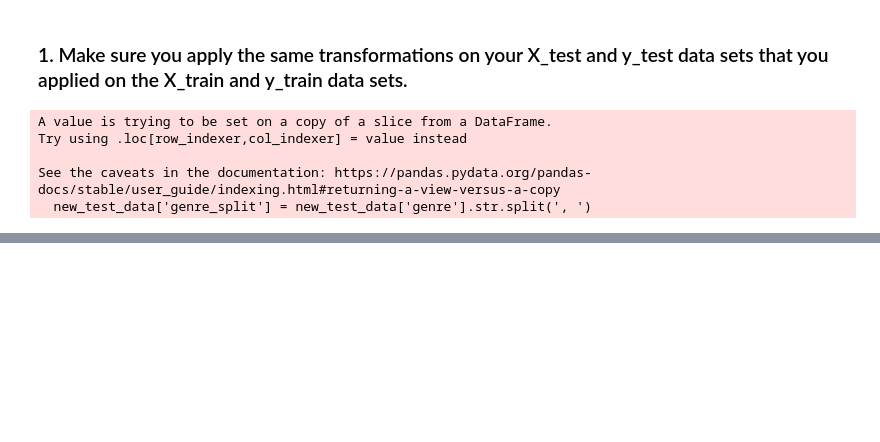
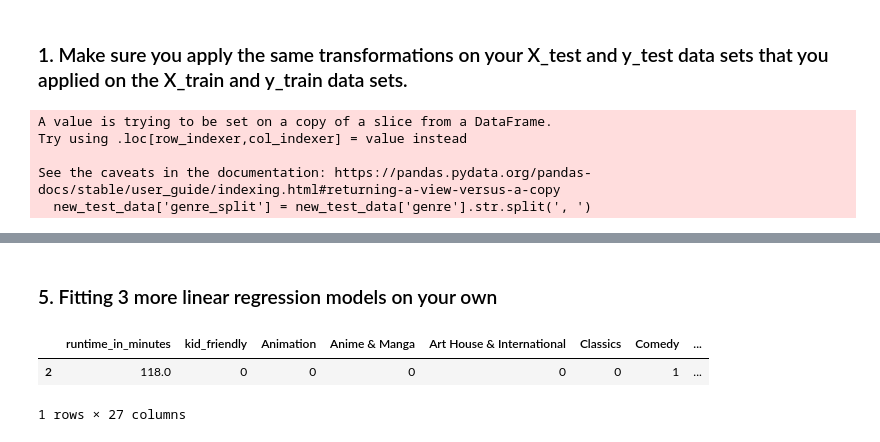
Before and after one commit to nbdls6/Movie_rating_prediction, a Jupyter notebook: feature_engineering_and_modeling.ipynb, the cells around one changed output, grey strips where cells are left out. Cells and saved outputs as stored; diff of their text form; code cells hidden in the pictures; blank space fills up the shorter version.

Commit message:
update modeling

```diff
--- a/feature_engineering_and_modeling.ipynb
+++ b/feature_engineering_and_modeling.ipynb
@@ -24,12 +24,12 @@ movies_df_cleaned.head()
 # %% [markdown]
 ### 1. Split the data into a training and test set, with the training data including movies released in theatres before 2010 and the test data including movies released in theatres in 2010 and after.
 # %%
-train_data = movies_df_cleaned[movies_df_cleaned['release_year'] < 2010]
-test_data = movies_df_cleaned[movies_df_cleaned['release_year'] >= 2010]
+train_data = movies_df_cleaned[movies_df_cleaned['release_year'] < 2010].dropna(subset = ['runtime_in_minutes'])
+test_data = movies_df_cleaned[movies_df_cleaned['release_year'] >= 2010].dropna(subset = ['runtime_in_minutes'])
 # %% [markdown]
 ### 2. Your goal is to predict the critic_rating,  Update your training and test data sets to NOT include these columns.
 # %%
-columns_to_exclude = ['critic_rating', 'audience_rating', 'critic_count', 'audience_count']
+columns_to_exclude = ['audience_rating', 'critic_count', 'audience_count']
 train_data = train_data.drop(columns=columns_to_exclude)
 test_data = test_data.drop(columns=columns_to_exclude)
 # %% [markdown]
@@ -213,5 +215,5 @@ See the caveats in the documentation: https://pandas.pydata.org/pandas-docs/stab
 # %%
 y_train = train_data['critic_rating']
 y_test = test_data['critic_rating']
-X_train = new_train_data.drop('rating', axis = 1)
-X_test = new_train_data.drop('rating', axis = 1)
+X_train = new_train_data.drop(['rating', 'movie_title', 'director_movie_count'], axis = 1)
+X_test = new_test_data.drop(['rating', 'movie_title', 'director_movie_count'], axis = 1)
@@ -217,0 +315,8 @@ X_test = new_train_data.drop('rating', axis = 1)
+# %% [markdown]
+### 5. Fitting 3 more linear regression models on your own
+# %%
+X_train.head(1)
+# %% [output]
+|  | runtime_in_minutes | kid_friendly | Animation | Anime & Manga | Art House & International | Classics | Comedy | ... |
+| 2 | 118.0 | 0 | 0 | 0 | 0 | 0 | 1 | ... |
+1 rows × 27 columns
```
Also changed, not shown: parts of 11 cells of this notebook.
